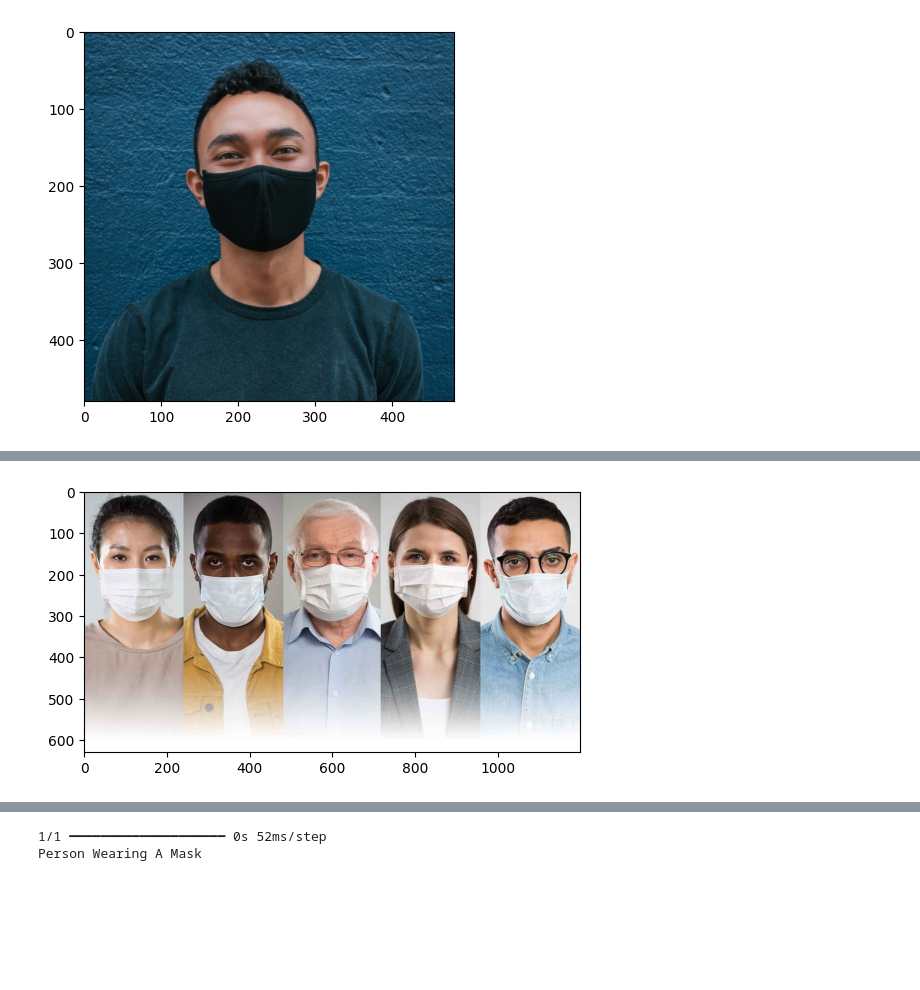
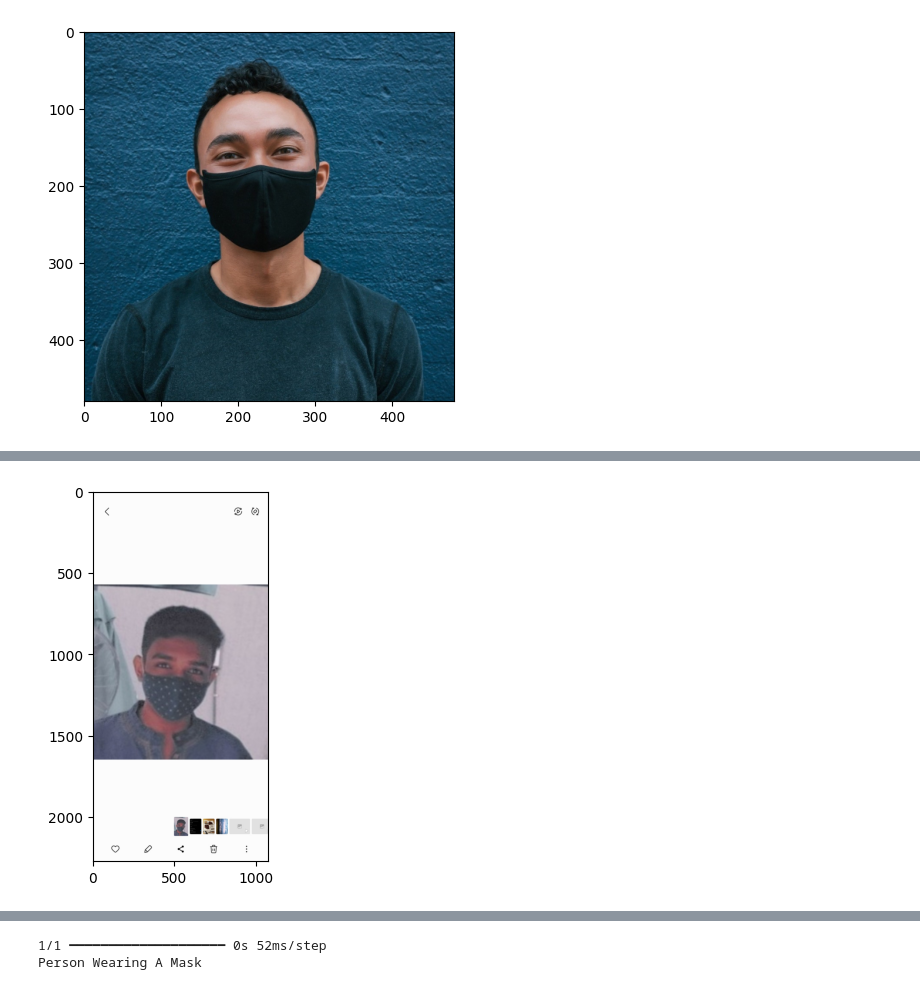
Before and after one commit to Prempujara/Counter-App, a Jupyter notebook: Face-Mask-Detection/notebook/Fase_mask.ipynb, the cells around one changed output, grey strips where cells are left out. Cells and saved outputs as stored; diff of their text form; code cells hidden in the pictures; blank space fills up the shorter version.

```diff
--- a/Face-Mask-Detection/notebook/Fase_mask.ipynb
+++ b/Face-Mask-Detection/notebook/Fase_mask.ipynb
@@ -222,5 +220,5 @@ test_image_mask_nomask('/content/drive/MyDrive/test/Train/Mask/black_0.jpg')
 Person Wearing A Mask
 [figure]
 # %%
-test_image_mask_nomask('/content/drive/MyDrive/test/Validation/Mask/people-with-facemasks.jpg')
+test_image_mask_nomask('/content/drive/MyDrive/test/Validation/Mask/Screenshot_20220826-122137_Gallery.jpg')
 # %% [output]
@@ -229,2 +227,2 @@ Person Wearing A Mask
-[figure, old version]
+[figure, new version]
 # %%
```
Also changed, not shown: parts of 4 cells of this notebook.
